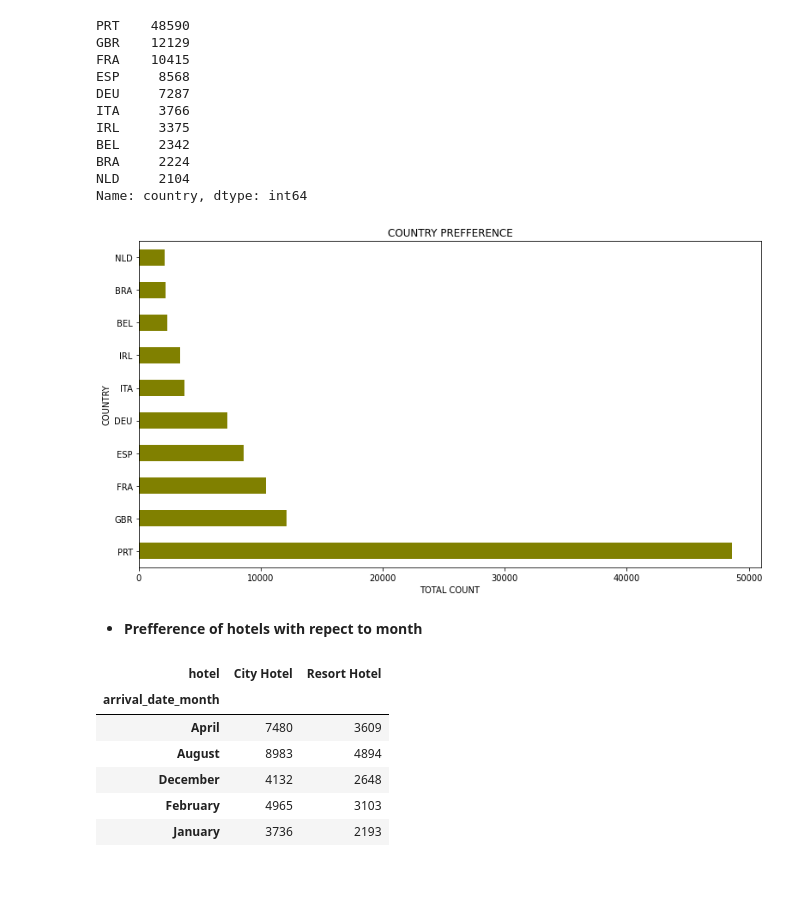
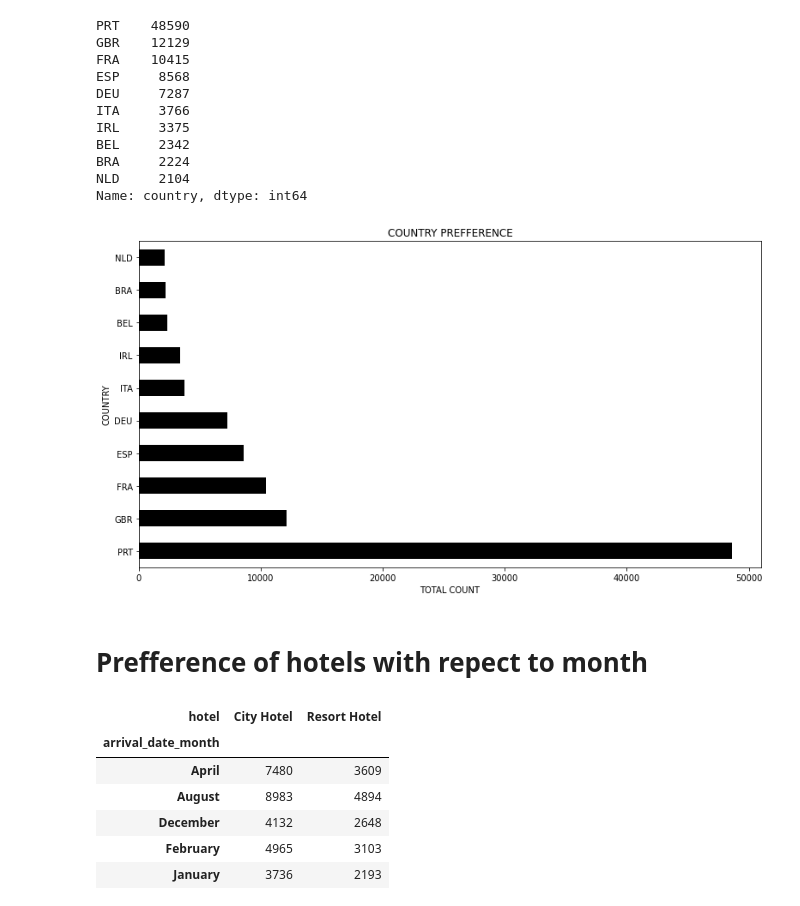
Before and after one commit to Arka1212/Hotel-Booking-Analysis, a Jupyter notebook: Hotel_Booking_Analysis_Capstone_Project.ipynb, the cells around one changed output. Cells and saved outputs as stored; diff of their text form; code cells hidden in the pictures; blank space fills up the shorter version.

```diff
--- a/Hotel_Booking_Analysis_Capstone_Project.ipynb
+++ b/Hotel_Booking_Analysis_Capstone_Project.ipynb
@@ -333,17 +340,17 @@ NLD     2104
 Name: country, dtype: int64
 # %%
 # Plotting the data ragarding most preffered country.
-most_preffered_country.plot(kind = 'barh',color = 'olive',fontsize = 10,figsize=(13,7))
+most_preffered_country.plot(kind = 'barh',color = 'k',fontsize = 10,figsize=(13,7))
 plt.title('COUNTRY PREFFERENCE')
 plt.xlabel('TOTAL COUNT')
 plt.ylabel('COUNTRY')
 plt.show()
 
 # The bar plot clearly conveys that 'PRT'(Portugal) is the most preffered among all the countries.
 # %% [output]
-[figure, old version]
+[figure, new version]
 # %% [markdown]
-* **Prefference of hotels with repect to month**
+# **Prefference of hotels with repect to month**
 # %%
 # Monthly booking of hotels.
 monthly_hotel_booked = new_hotel_df.groupby(['arrival_date_month','hotel'])['hotel'].count().unstack()
```
Also changed, not shown: parts of 24 cells of this notebook.
